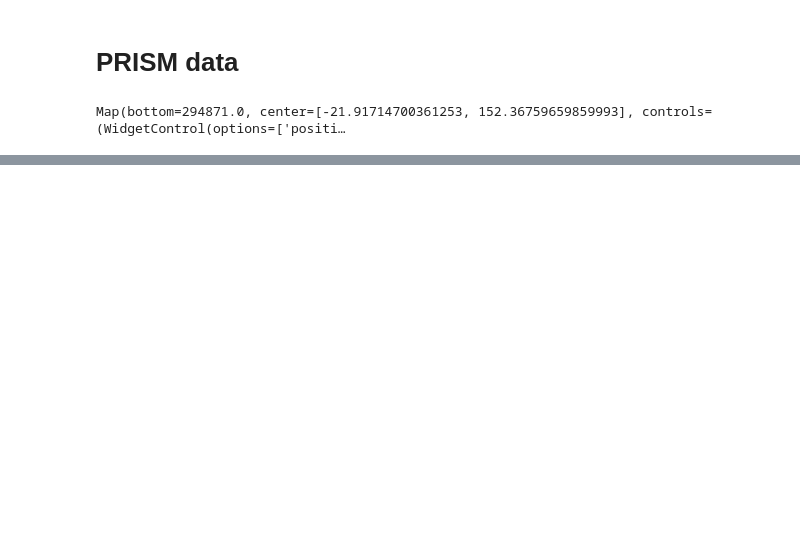
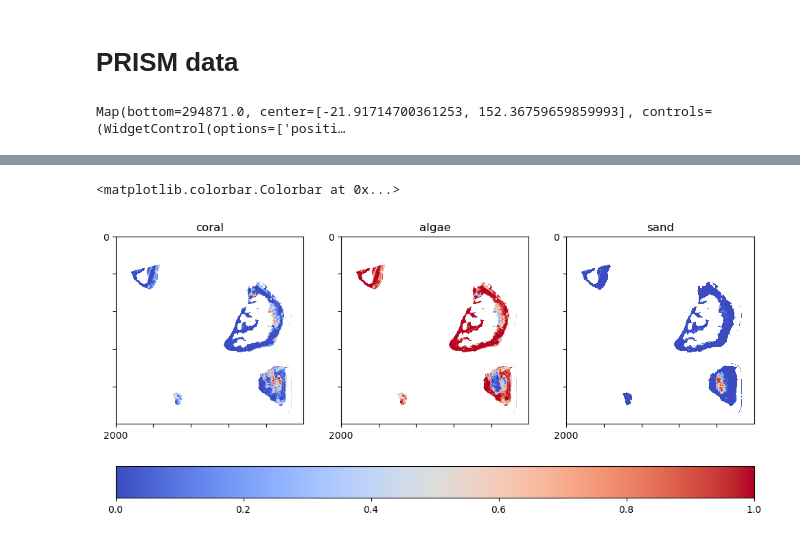
Before and after one commit to orlando-code/onereef, a Jupyter notebook: initial_prism.ipynb, the cells around one changed output, grey strips where cells are left out. Saved outputs shown, nothing was run; the diff lists cells and outputs as text; code cells hidden in the pictures; blank space fills up the shorter version.

```diff
--- a/initial_prism.ipynb
+++ b/initial_prism.ipynb
@@ -154,0 +193,22 @@ Text(0.5, 1.0, 'algae')
+# %%
+zoom_inds = [0, 1000, 2000, 3000]
+zoom_band1, zoom_band2, zoom_band3 = band1[zoom_inds[0]:zoom_inds[1], zoom_inds[2]:zoom_inds[3]], band2[zoom_inds[0]:zoom_inds[1], zoom_inds[2]:zoom_inds[3]], band3[zoom_inds[0]:zoom_inds[1], zoom_inds[2]:zoom_inds[3]]
+
+f, ax = plt.subplots(ncols=3, figsize=(12, 8))
+im1 = ax[0].imshow(zoom_band1, cmap='coolwarm', vmin=0, vmax=1)
+# relabel axis ticks with the axes of the original image
+ax[0].set_title('coral')
+im2 = ax[1].imshow(zoom_band2, cmap='coolwarm', vmin=0, vmax=1)
+ax[1].set_title('algae')
+im3 = ax[2].imshow(zoom_band3, cmap='coolwarm', vmin=0, vmax=1)
+ax[2].set_title('sand')
+
+for a in ax:
+    a.set_yticklabels([1000, 0])
+    a.set_xticklabels([3000, 2000])
+
+
+f.colorbar(im1, ax=ax, orientation='horizontal', fraction=0.1, pad=0.1)
+# %% [output]
+<matplotlib.colorbar.Colorbar at 0x...>
+[figure, added]
```
Also changed, not shown: parts of 18 cells of this notebook, 1 other file.
